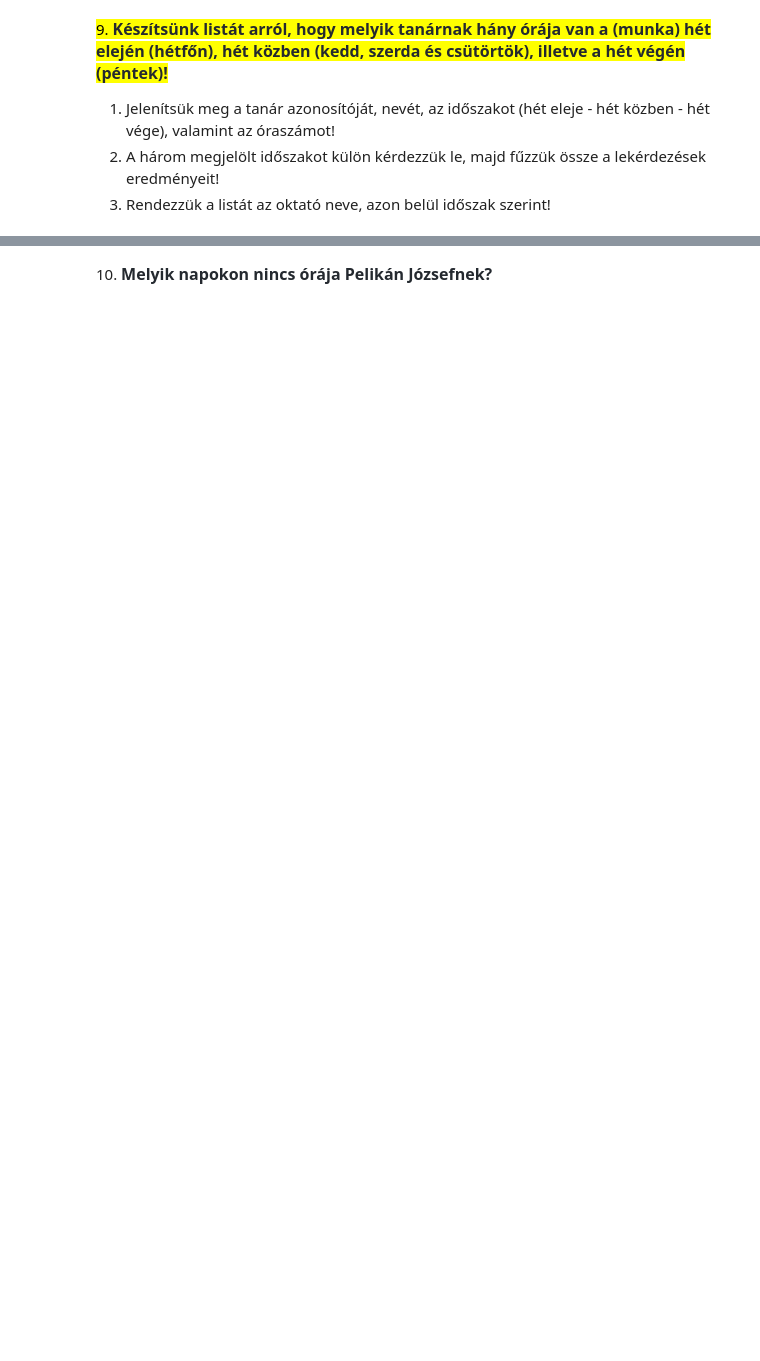
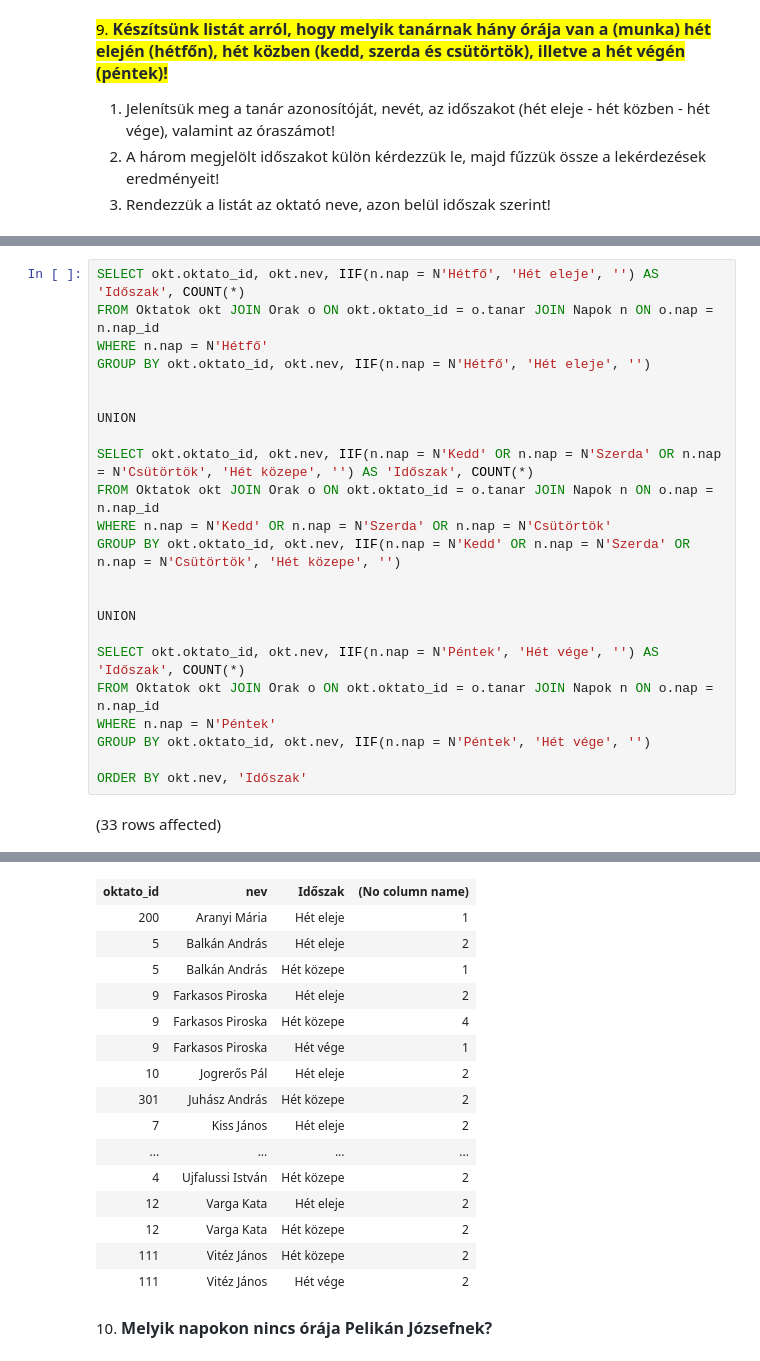
Before and after one commit to szentebalint0/AdatBG02, a Jupyter notebook: gyakorlat03_feladatok.ipynb, the cells around one changed output, grey strips where cells are left out. Drawn from its saved outputs; the diff is of its cells as text; blank space fills up the shorter version.

```diff
--- a/gyakorlat03_feladatok.ipynb
+++ b/gyakorlat03_feladatok.ipynb
@@ -217,0 +165,25 @@ Total execution time: 00:00:00.027
+# %%
+SELECT okt.oktato_id, okt.nev, IIF(n.nap = N'Hétfő', 'Hét eleje', '') AS 'Időszak', COUNT(*)
+FROM Oktatok okt JOIN Orak o ON okt.oktato_id = o.tanar JOIN Napok n ON o.nap = n.nap_id
+WHERE n.nap = N'Hétfő'
+GROUP BY okt.oktato_id, okt.nev, IIF(n.nap = N'Hétfő', 'Hét eleje', '')
+
+
+UNION
+
+SELECT okt.oktato_id, okt.nev, IIF(n.nap = N'Kedd' OR n.nap = N'Szerda' OR n.nap = N'Csütörtök', 'Hét közepe', '') AS 'Időszak', COUNT(*)
+FROM Oktatok okt JOIN Orak o ON okt.oktato_id = o.tanar JOIN Napok n ON o.nap = n.nap_id
+WHERE n.nap = N'Kedd' OR n.nap = N'Szerda' OR n.nap = N'Csütörtök'
+GROUP BY okt.oktato_id, okt.nev, IIF(n.nap = N'Kedd' OR n.nap = N'Szerda' OR n.nap = N'Csütörtök', 'Hét közepe', '')
+
+
+UNION
+
+SELECT okt.oktato_id, okt.nev, IIF(n.nap = N'Péntek', 'Hét vége', '') AS 'Időszak', COUNT(*)
+FROM Oktatok okt JOIN Orak o ON okt.oktato_id = o.tanar JOIN Napok n ON o.nap = n.nap_id
+WHERE n.nap = N'Péntek'
+GROUP BY okt.oktato_id, okt.nev, IIF(n.nap = N'Péntek', 'Hét vége', '')
+
+ORDER BY okt.nev, 'Időszak'
+# %% [output]
+(33 rows affected)
@@ -218,3 +191,19 @@ Total execution time: 00:00:00.027
+| oktato_id | nev | Időszak | (No column name) |
+| 200 | Aranyi Mária | Hét eleje | 1 |
+| 5 | Balkán András | Hét eleje | 2 |
+| 5 | Balkán András | Hét közepe | 1 |
+| 9 | Farkasos Piroska | Hét eleje | 2 |
+| 9 | Farkasos Piroska | Hét közepe | 4 |
+| 9 | Farkasos Piroska | Hét vége | 1 |
+| 10 | Jogrerős Pál | Hét eleje | 2 |
+| 301 | Juhász András | Hét közepe | 2 |
+| 7 | Kiss János | Hét eleje | 2 |
+| ... | ... | ... | ... |
+| 4 | Ujfalussi István | Hét közepe | 2 |
+| 12 | Varga Kata | Hét eleje | 2 |
+| 12 | Varga Kata | Hét közepe | 2 |
+| 111 | Vitéz János | Hét közepe | 2 |
+| 111 | Vitéz János | Hét vége | 2 |
 # %% [markdown]
 10. <span style="background-color: rgb(255, 255, 255); color: rgb(36, 41, 47); font-family: -apple-system, BlinkMacSystemFont, &quot;Segoe UI&quot;, Helvetica, Arial, sans-serif, &quot;Apple Color Emoji&quot;, &quot;Segoe UI Emoji&quot;; font-size: 16px; font-weight: 600;">Melyik napokon nincs órája Pelikán Józsefnek?</span>
 # %%
```
Also changed, not shown: parts of 18 cells of this notebook.
